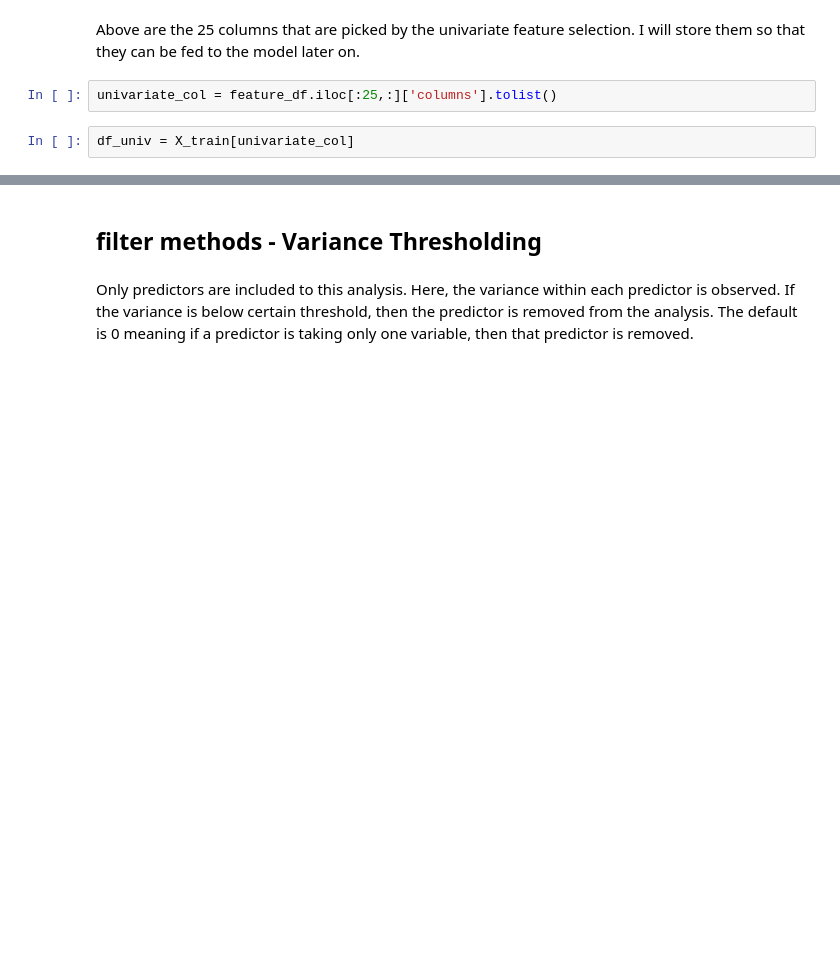
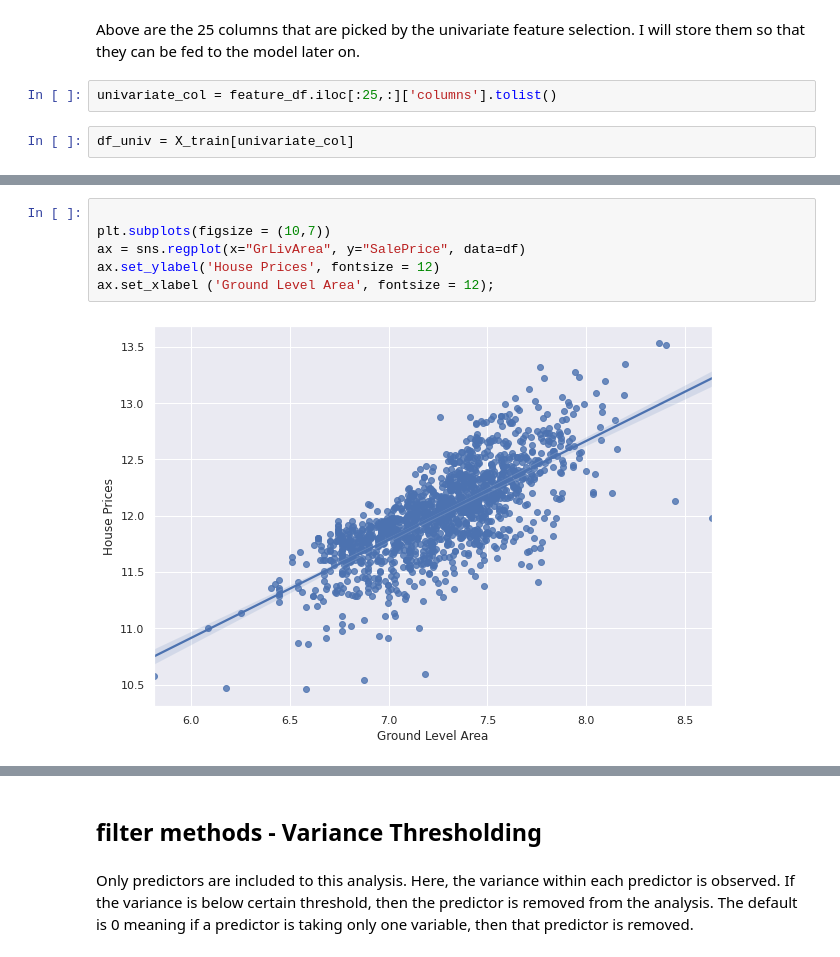
Before and after one commit to demirkeseny/feature_selection_in_regression, a Jupyter notebook: Feature_Selection_Techniques_in_a_Regression_Problem.ipynb, the cells around one changed output, grey strips where cells are left out. Cells and saved outputs as stored; diff of their text form; blank space fills up the shorter version.

```diff
--- a/Feature_Selection_Techniques_in_a_Regression_Problem.ipynb
+++ b/Feature_Selection_Techniques_in_a_Regression_Problem.ipynb
@@ -442,0 +445,8 @@ df_univ = X_train[univariate_col]
+# %%
+
+plt.subplots(figsize = (10,7))
+ax = sns.regplot(x="GrLivArea", y="SalePrice", data=df)
+ax.set_ylabel('House Prices', fontsize = 12)
+ax.set_xlabel ('Ground Level Area', fontsize = 12);
+# %% [output]
+[figure, added]
```
Also changed, not shown: parts of 13 cells of this notebook.
